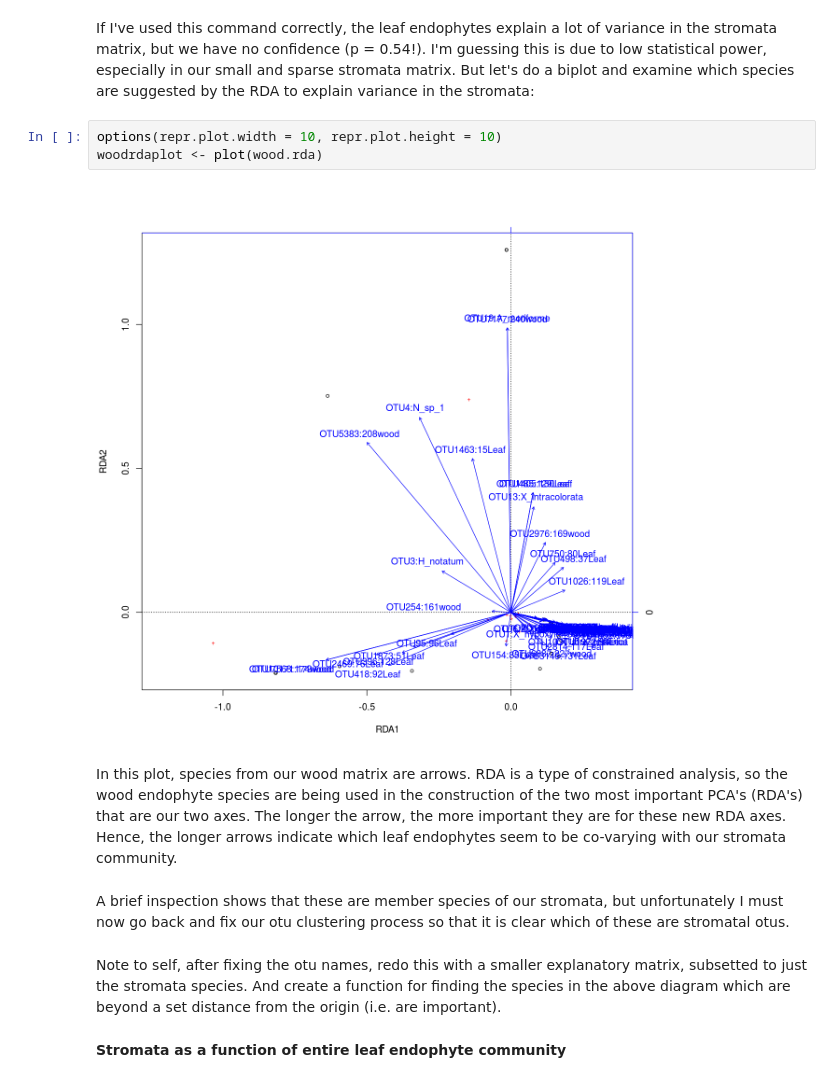
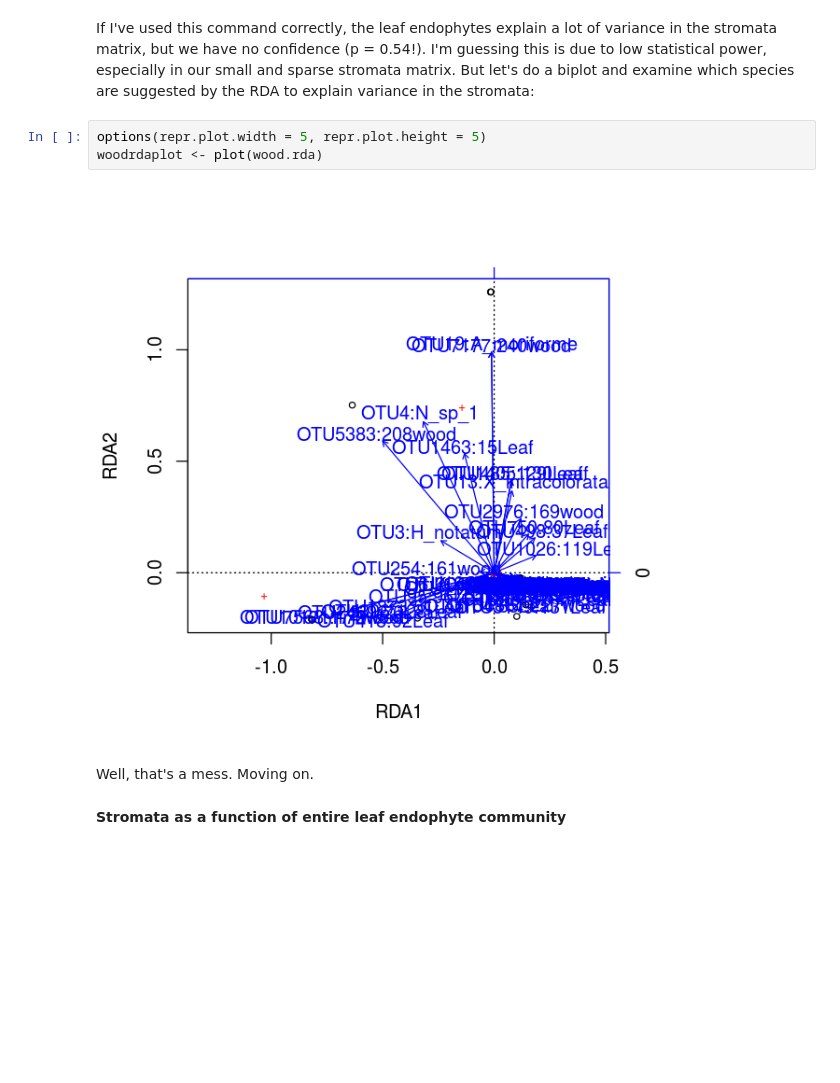
Before and after one commit to danchurch/taiwan_combined, a Jupyter notebook: XylariaLeafWoodStats.ipynb, the cells around one changed output. Drawn from its saved outputs; the diff is of its cells as text; blank space fills up the shorter version.

```diff
--- a/XylariaLeafWoodStats.ipynb
+++ b/XylariaLeafWoodStats.ipynb
@@ -549,16 +549,12 @@ anova.cca(wood.rda) ## check for significance
 # %% [markdown]
 If I've used this command correctly, the leaf endophytes explain a lot of variance in the stromata matrix, but we have no confidence (p = 0.54!). I'm guessing this is due to low statistical power, especially in our small and sparse stromata matrix. But let's do a biplot and examine which species are suggested by the RDA to explain variance in the stromata:
 # %%
-options(repr.plot.width = 10, repr.plot.height = 10)
+options(repr.plot.width = 5, repr.plot.height = 5)
 woodrdaplot <- plot(wood.rda)
 # %% [output]
-[figure, old version]
+[figure, new version]
-# %% [markdown]
-In this plot, species from our wood matrix are arrows. RDA is a type of constrained analysis, so the wood endophyte species are being used in the construction of the two most important PCA's (RDA's) that are our two axes. The longer the arrow, the more important they are for these new RDA axes. Hence, the longer arrows indicate which leaf endophytes seem to be co-varying with our stromata community.
-# %% [markdown]
-A brief inspection shows that these are member species of our stromata, but unfortunately I must now go back and fix our otu clustering process so that it is clear which of these are stromatal otus.
-# %% [markdown]
-Note to self, after fixing the otu names, redo this with a smaller explanatory matrix, subsetted to just the stromata species. And create a function for finding the species in the above diagram which are beyond a set distance from the origin (i.e. are important).
+# %% [markdown]
+Well, that's a mess. Moving on.
 # %% [markdown]
 **Stromata as a function of entire leaf endophyte community**
 # %%
```
Also changed, not shown: parts of 3 cells of this notebook.
